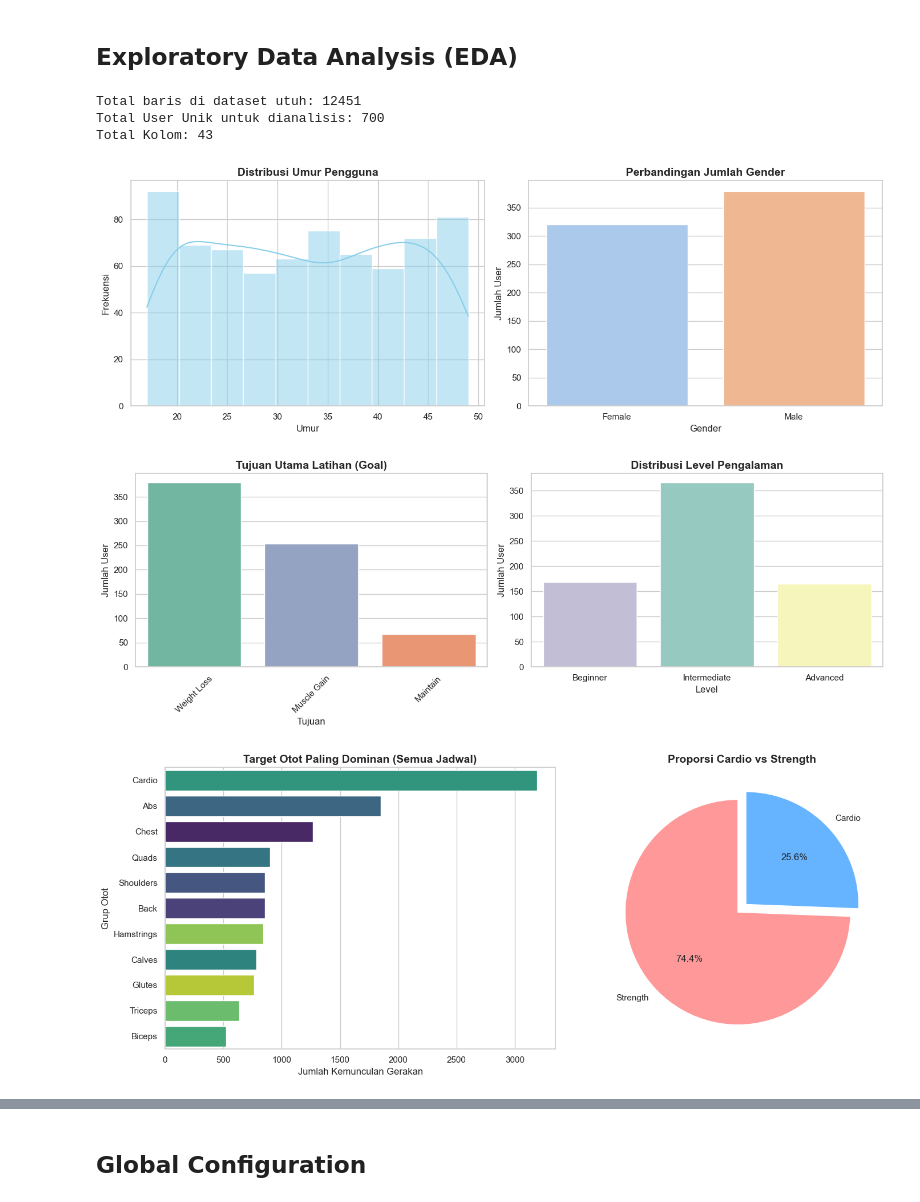
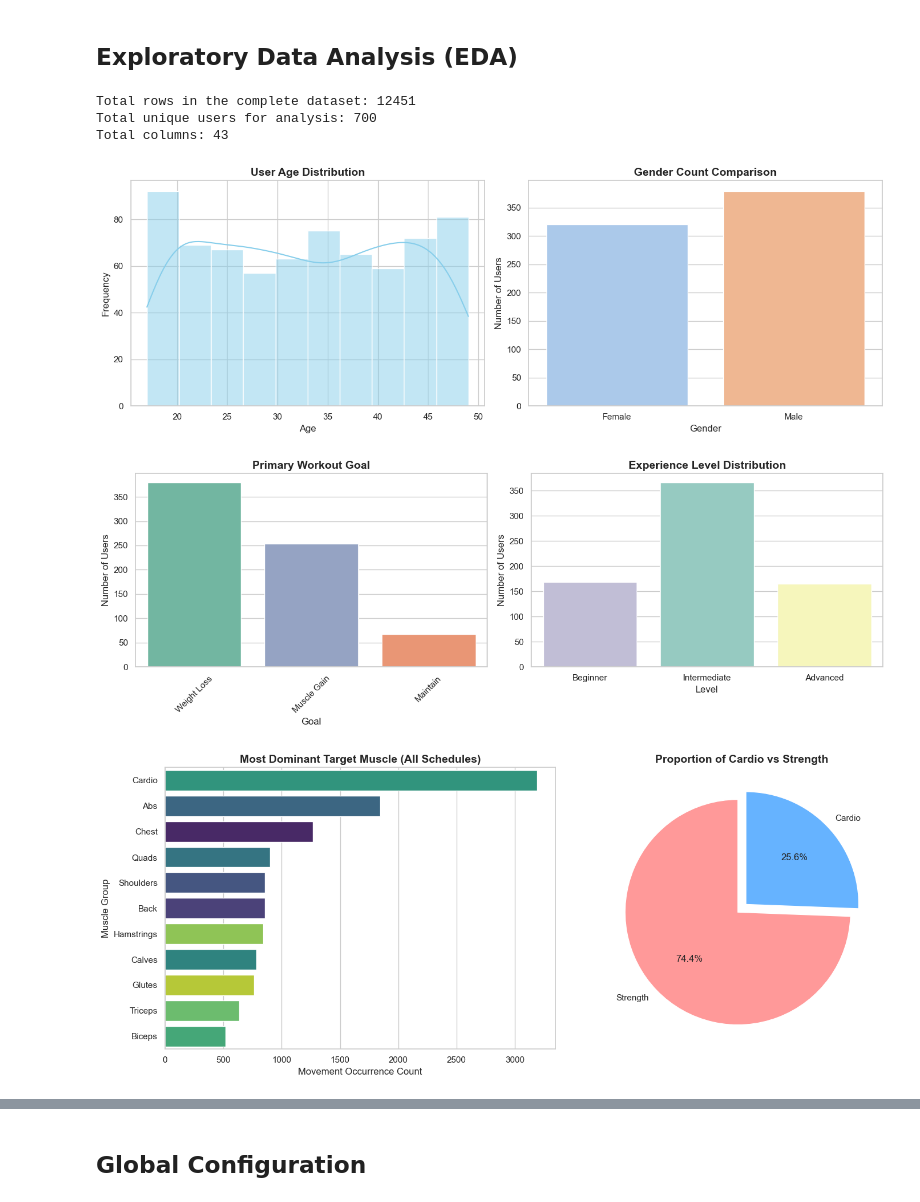
Before and after one commit to crisvito/viktorifit-ml, a Jupyter notebook: notebooks/models/modeling_dataset_workout.ipynb, the cells around one changed output, grey strips where cells are left out. Saved outputs shown, nothing was run; the diff lists cells and outputs as text; code cells hidden in the pictures.

```diff
--- a/notebooks/models/modeling_dataset_workout.ipynb
+++ b/notebooks/models/modeling_dataset_workout.ipynb
@@ -12,90 +14,86 @@ from sklearn.model_selection import train_test_split
 # %% [markdown]
 ## Exploratory Data Analysis (EDA)
 # %%
-import pandas as pd
-import matplotlib.pyplot as plt
-import seaborn as sns
-
-# Atur style agar grafik terlihat modern
+# Set style for modern-looking plots
 sns.set_theme(style="whitegrid")
 
-# Load Dataset (Pastikan nama filenya sesuai dengan punyamu)
-df = pd.read_csv('../.././data/dataset_workout_final.csv')
+# Load Dataset (Ensure the filename matches yours)
+df = pd.read_csv('../../data/dataset_workout_final.csv')
 
-# Membuat dataframe khusus untuk analisis Profil (mengambil 1 baris per User_ID)
-# Ini TIDAK menghapus data asli df, hanya membuat tampilan/filter baru
+# Create a specific dataframe for Profile analysis (taking 1 row per User_ID)
+# This DOES NOT delete the original df data, it only creates a new view/filter
 df_users = df.drop_duplicates(subset=['User_ID'])
 
-print(f"Total baris di dataset utuh: {len(df)}")
-print(f"Total User Unik untuk dianalisis: {len(df_users)}")
-print("Total Kolom:", len(df.columns))
+print(f"Total rows in the complete dataset: {len(df)}")
+print(f"Total unique users for analysis: {len(df_users)}")
+print("Total columns:", len(df.columns))
 # %% [output]
-Total baris di dataset utuh: 12451
-Total User Unik untuk dianalisis: 700
-Total Kolom: 43
+Total rows in the complete dataset: 12451
+Total unique users for analysis: 700
+Total columns: 43
 # %%
 plt.figure(figsize=(14, 5))
 
-# Grafik 1: Histogram Umur
+# Plot 1: Age Histogram
 plt.subplot(1, 2, 1)
 sns.histplot(data=df_users, x='Age_x', bins=10, kde=True, color='skyblue')
-plt.title('Distribusi Umur Pengguna', fontsize=14, fontweight='bold')
-plt.xlabel('Umur')
-plt.ylabel('Frekuensi')
+plt.title('User Age Distribution', fontsize=14, fontweight='bold')
+plt.xlabel('Age')
+plt.ylabel('Frequency')
 
-# Grafik 2: Perbandingan Gender
+# Plot 2: Gender Comparison
 plt.subplot(1, 2, 2)
 sns.countplot(data=df_users, x='Gender_x', hue='Gender_x', palette='pastel', legend=False)
-plt.title('Perbandingan Jumlah Gender', fontsize=14, fontweight='bold')
+plt.title('Gender Count Comparison', fontsize=14, fontweight='bold')
 plt.xlabel('Gender')
-plt.ylabel('Jumlah User')
+plt.ylabel('Number of Users')
 
 plt.tight_layout()
 plt.show()
 # %% [output]
-[figure, old version]
+[figure, new version]
 # %%
 plt.figure(figsize=(14, 5))
 
-# Grafik 3: Tujuan Diet/Latihan (Goal)
+# Plot 3: Diet/Workout Goal
 plt.subplot(1, 2, 1)
 sns.countplot(data=df_users, x='Goal_x', hue='Goal_x', palette='Set2', legend=False, order=df_users['Goal_x'].value_counts().index)
-plt.title('Tujuan Utama Latihan (Goal)', fontsize=14, fontweight='bold')
-plt.xlabel('Tujuan')
-plt.ylabel('Jumlah User')
+plt.title('Primary Workout Goal', fontsize=14, fontweight='bold')
+plt.xlabel('Goal')
+plt.ylabel('Number of Users')
 plt.xticks(rotation=45)
 
-# Grafik 4: Level Pengalaman
+# Plot 4: Experience Level Distribution
 plt.subplot(1, 2, 2)
 sns.countplot(data=df_users, x='level_x', hue='level_x', palette='Set3', legend=False, order=['Beginner', 'Intermediate', 'Advanced'])
-plt.title('Distribusi Level Pengalaman', fontsize=14, fontweight='bold')
+plt.title('Experience Level Distribution', fontsize=14, fontweight='bold')
 plt.xlabel('Level')
-plt.ylabel('Jumlah User')
+plt.ylabel('Number of Users')
 
 plt.tight_layout()
 plt.show()
 # %% [output]
-[figure, old version]
+[figure, new version]
 # %%
 plt.figure(figsize=(15, 6))
 
-# Grafik 5: Grup Otot yang Paling Sering Dilatih
+# Plot 5: Most Frequently Trained Muscle Groups
 plt.subplot(1, 2, 1)
 order_muscle = df['Muscle Group'].value_counts().index
 sns.countplot(data=df, y='Muscle Group', hue='Muscle Group', order=order_muscle, palette='viridis', legend=False)
-plt.title('Target Otot Paling Dominan (Semua Jadwal)', fontsize=14, fontweight='bold')
-plt.xlabel('Jumlah Kemunculan Gerakan')
-plt.ylabel('Grup Otot')
+plt.title('Most Dominant Target Muscle (All Schedules)', fontsize=14, fontweight='bold')
+plt.xlabel('Movement Occurrence Count')
+plt.ylabel('Muscle Group')
 
-# Grafik 6: Tipe Latihan (Pie chart tidak perlu diubah, aman!)
+# Plot 6: Workout Type (Pie chart structure is safe, no need to change!)
 plt.subplot(1, 2, 2)
 type_counts = df['Workout_Type'].value_counts()
 plt.pie(type_counts, labels=type_counts.index, autopct='%1.1f%%',
         colors=['#ff9999','#66b3ff'], startangle=90, explode=[0.05]*len(type_counts))
-plt.title('Proporsi Cardio vs Strength', fontsize=14, fontweight='bold')
+plt.title('Proportion of Cardio vs Strength', fontsize=14, fontweight='bold')
 
 plt.tight_layout()
 plt.show()
 # %% [output]
-[figure, old version]
+[figure, new version]
 # %%
```
Also changed, not shown: parts of 4 cells of this notebook, 4 other files.
